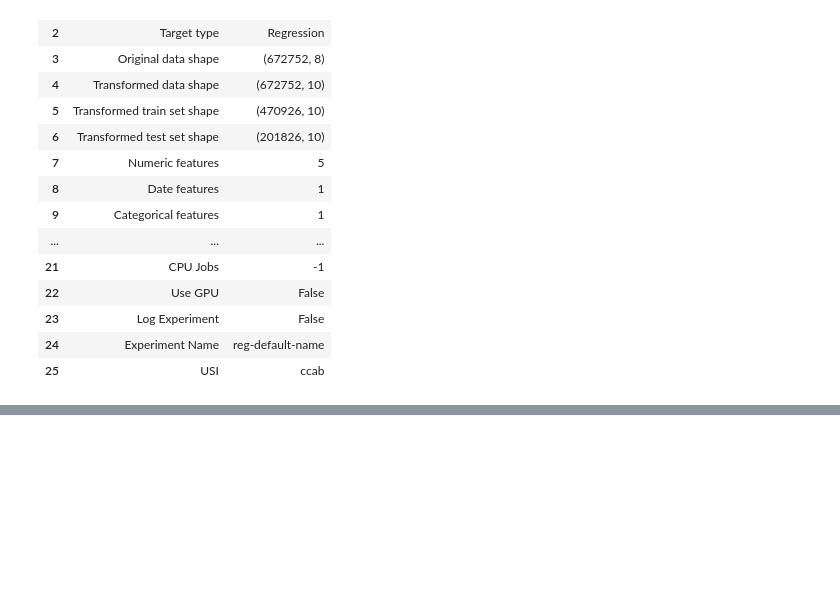
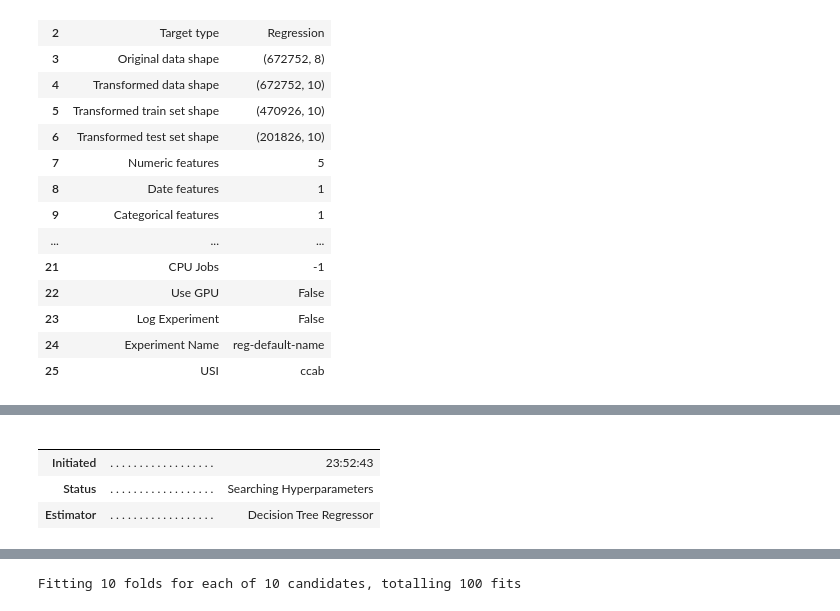
Before and after one commit to jiwlnwza007/termpro-predictPM25, a Jupyter notebook: train_pm25.ipynb, the cells around one changed output, grey strips where cells are left out. Drawn from its saved outputs; the diff is of its cells as text; code cells hidden in the pictures; blank space fills up the shorter version.

Commit message:
tune model

```diff
--- a/train_pm25.ipynb
+++ b/train_pm25.ipynb
@@ -127,3 +127,11 @@ best_model = create_model('dt')
 | Mean | 0.4730 | 6.3581 | 2.4060 | 0.9997 | 0.0752 | 0.0646 |
 | Std | 0.0090 | 4.0428 | 0.7547 | 0.0002 | 0.0021 | 0.0021 |
 [interactive output not drawn]
+# %%
+best_model_tune = tune_model(best_model)
+# %% [output]
+|  |  |  |
+|  |  |  |
+| Initiated | . . . . . . . . . . . . . . . . . . | 23:52:43 |
+| Status | . . . . . . . . . . . . . . . . . . | Searching Hyperparameters |
+| Estimator | . . . . . . . . . . . . . . . . . . | Decision Tree Regressor |
@@ -129,0 +139 @@ best_model = create_model('dt')
+Fitting 10 folds for each of 10 candidates, totalling 100 fits
```
Also changed, not shown: parts of 1 cell of this notebook.
